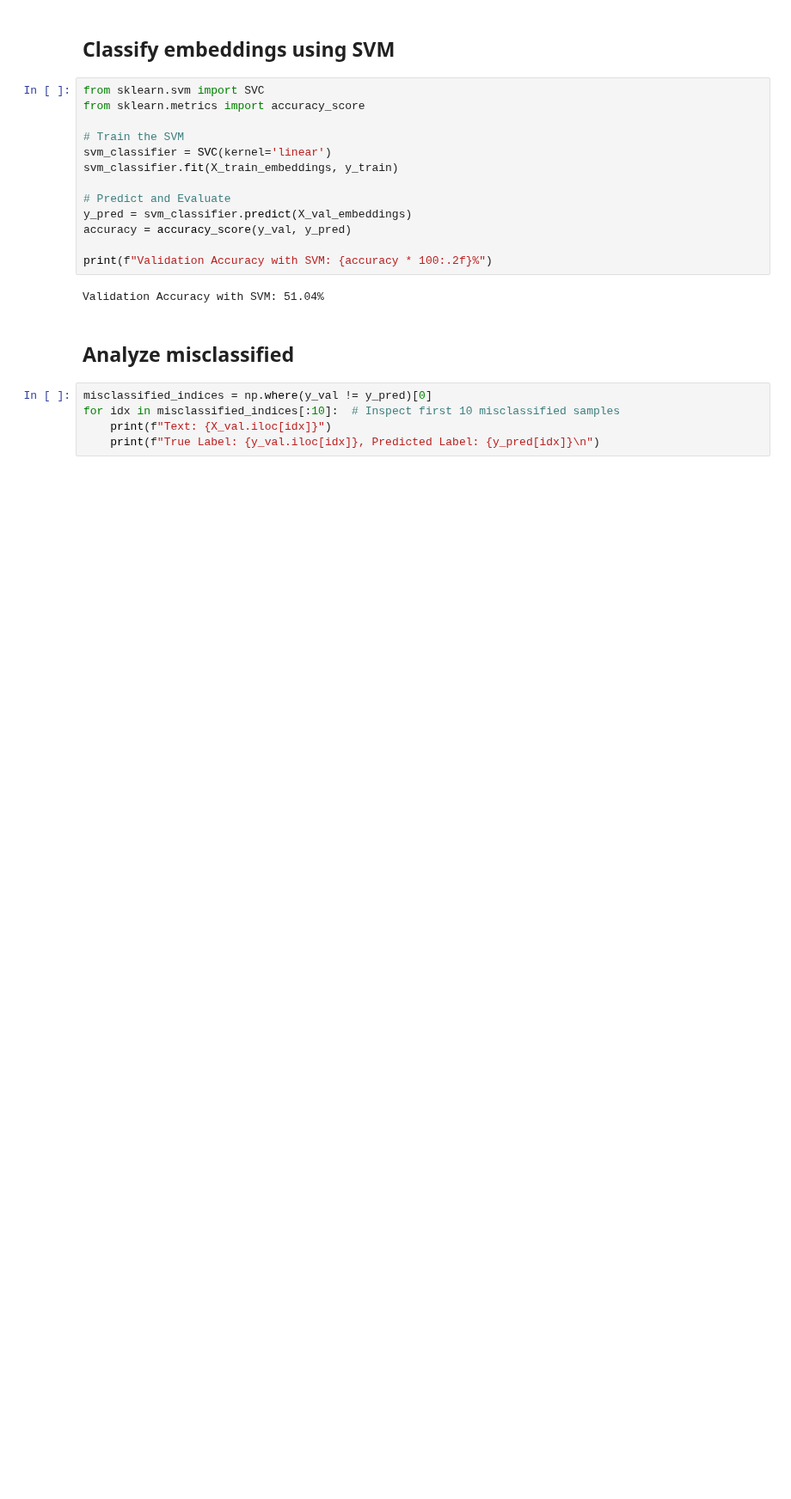
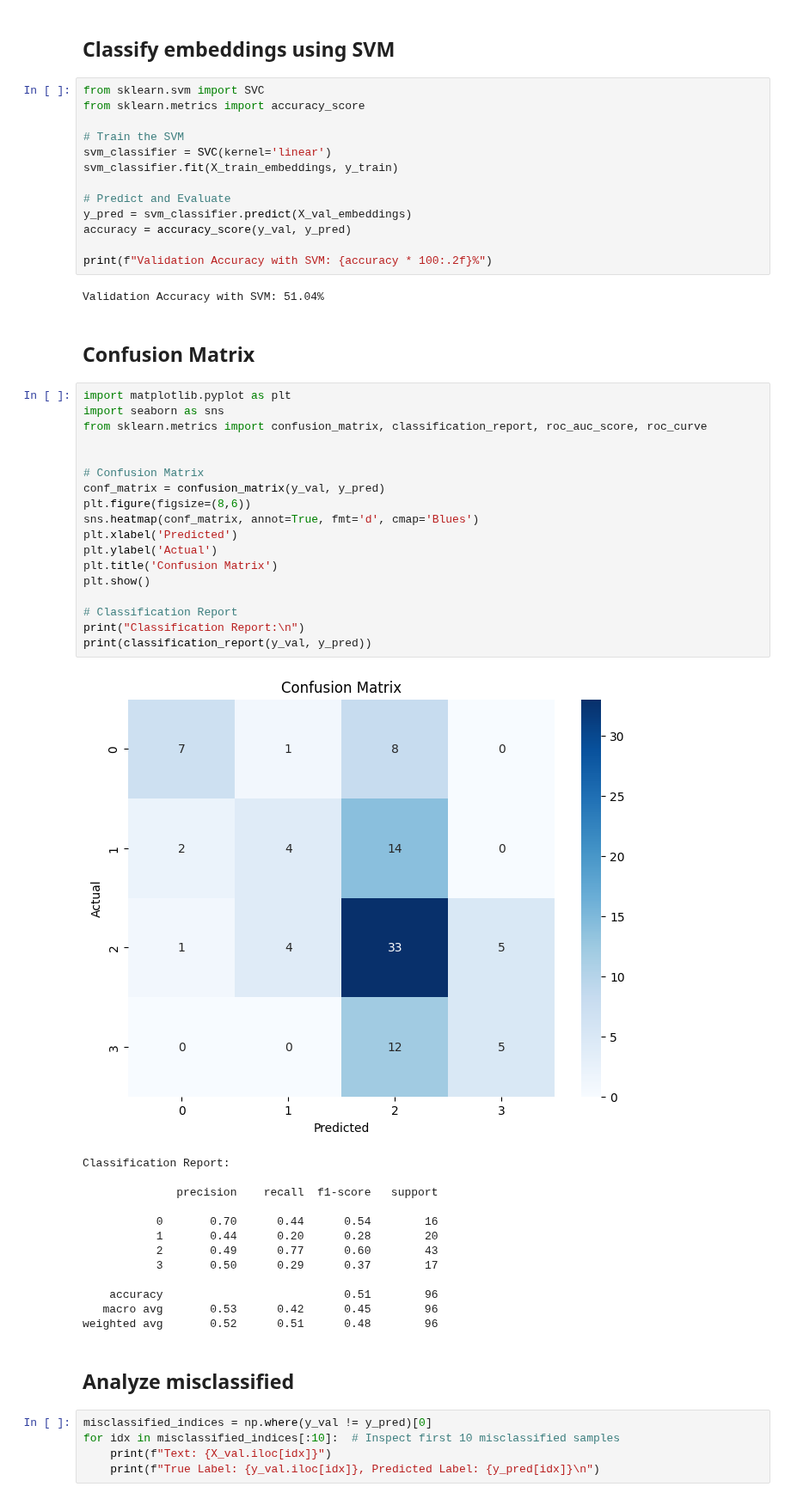
Before and after one commit to Susena-V/NLP_Misinformation, a Jupyter notebook: Bert_finetuning.ipynb, the cells around one changed output. Shown at 86% size. Drawn from its saved outputs; the diff is of its cells as text; blank space fills up the shorter version.

```diff
--- a/Bert_finetuning.ipynb
+++ b/Bert_finetuning.ipynb
@@ -956,6 +956,40 @@ accuracy = accuracy_score(y_val, y_pred)
 print(f"Validation Accuracy with SVM: {accuracy * 100:.2f}%")
 # %% [output]
 Validation Accuracy with SVM: 51.04%
+# %% [markdown]
+## Confusion Matrix
+# %%
+import matplotlib.pyplot as plt
+import seaborn as sns
+from sklearn.metrics import confusion_matrix, classification_report, roc_auc_score, roc_curve
+
+
+# Confusion Matrix
+conf_matrix = confusion_matrix(y_val, y_pred)
+plt.figure(figsize=(8,6))
+sns.heatmap(conf_matrix, annot=True, fmt='d', cmap='Blues')
+plt.xlabel('Predicted')
+plt.ylabel('Actual')
+plt.title('Confusion Matrix')
+plt.show()
+
+# Classification Report
+print("Classification Report:\n")
+print(classification_report(y_val, y_pred))
+# %% [output]
+[figure, added]
+Classification Report:
+
+              precision    recall  f1-score   support
+
+           0       0.70      0.44      0.54        16
+           1       0.44      0.20      0.28        20
+           2       0.49      0.77      0.60        43
+           3       0.50      0.29      0.37        17
+
+    accuracy                           0.51        96
+   macro avg       0.53      0.42      0.45        96
+weighted avg       0.52      0.51      0.48        96
 # %% [markdown]
 ## Analyze misclassified
 # %%
```
Also changed, not shown: parts of 13 cells of this notebook.
